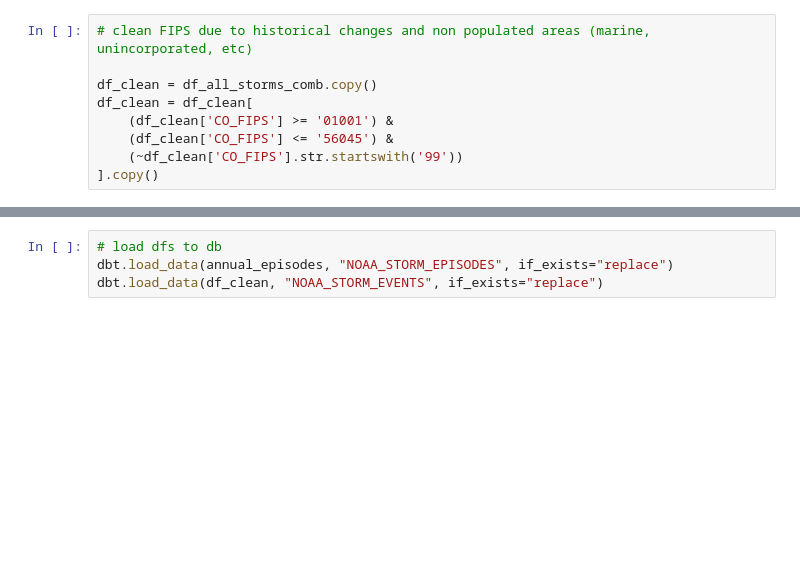
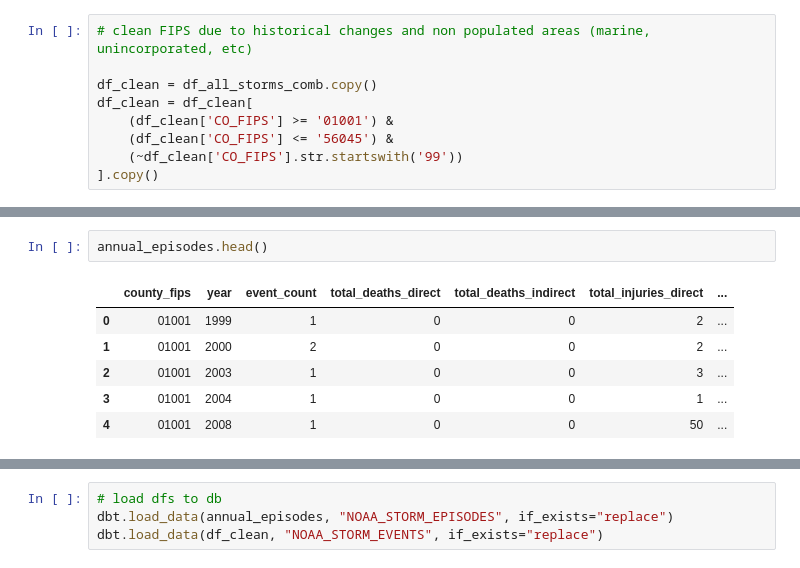
Before and after one commit to abdbtech/capstone, a Jupyter notebook: NOAA_storm_bb.ipynb, the cells around one changed output, grey strips where cells are left out. Cells and saved outputs as stored; diff of their text form; blank space fills up the shorter version.

```diff
--- a/NOAA_storm_bb.ipynb
+++ b/NOAA_storm_bb.ipynb
@@ -371 +454,10 @@ Zero events added: 84891
+# %%
+annual_episodes.head()
+# %% [output]
+|  | county_fips | year | event_count | total_deaths_direct | total_deaths_indirect | total_injuries_direct | ... |
+| 0 | 01001 | 1999 | 1 | 0 | 0 | 2 | ... |
+| 1 | 01001 | 2000 | 2 | 0 | 0 | 2 | ... |
+| 2 | 01001 | 2003 | 1 | 0 | 0 | 3 | ... |
+| 3 | 01001 | 2004 | 1 | 0 | 0 | 1 | ... |
+| 4 | 01001 | 2008 | 1 | 0 | 0 | 50 | ... |
 # %%
```
Also changed, not shown: parts of 7 cells of this notebook, 3 other files.
